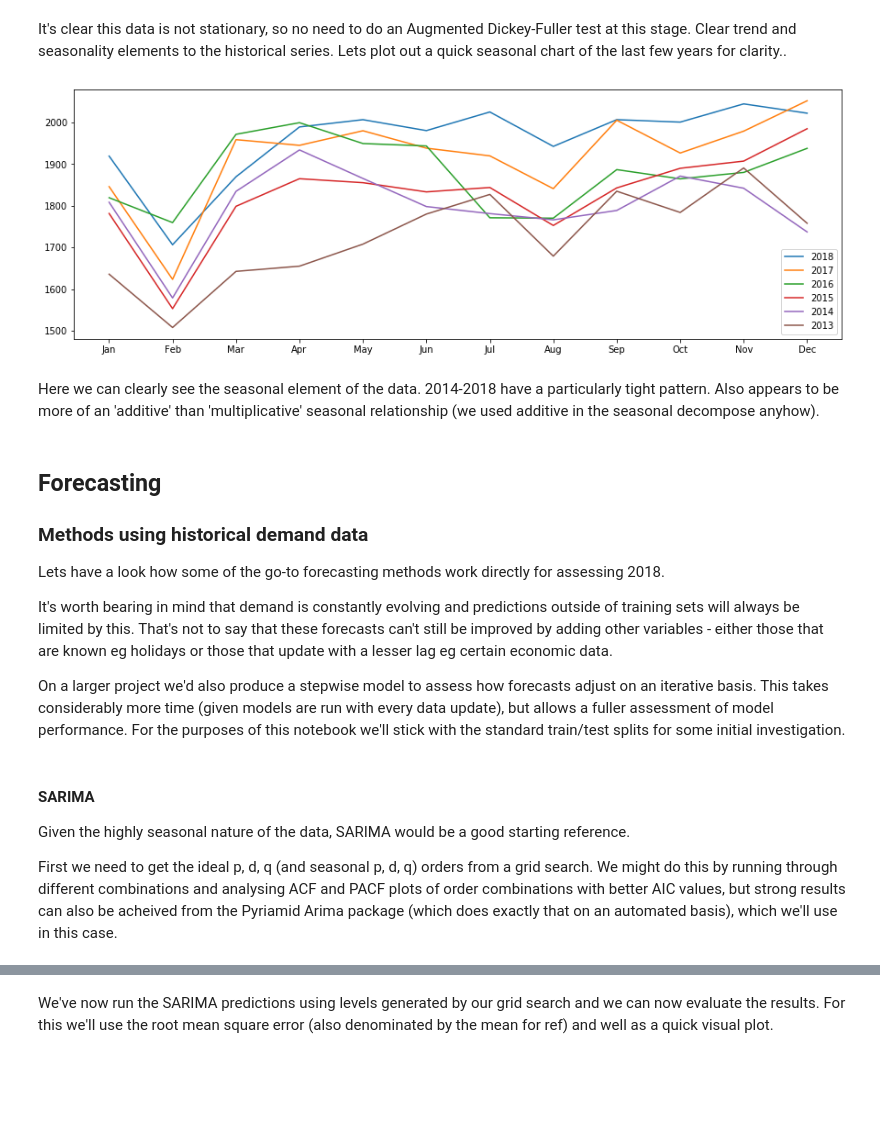
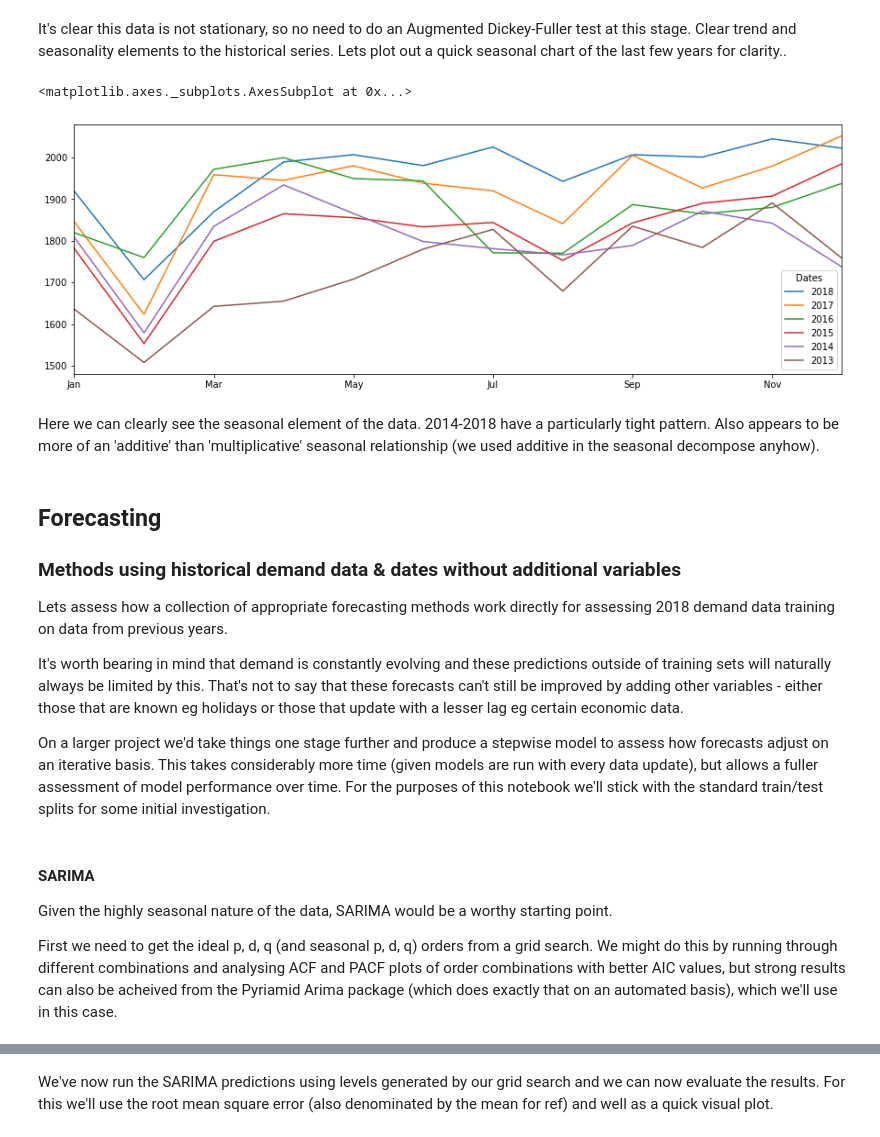
Before and after one commit to rfow/notebooks, a Jupyter notebook: Demand Forecast.ipynb, the cells around one changed output, grey strips where cells are left out. Saved outputs shown, nothing was run; the diff lists cells and outputs as text; code cells hidden in the pictures; blank space fills up the shorter version.

```diff
--- a/Demand Forecast.ipynb
+++ b/Demand Forecast.ipynb
@@ -65,37 +65,30 @@ sd_result.plot();
 # %% [markdown]
 It's clear this data is not stationary, so no need to do an Augmented Dickey-Fuller test at this stage. Clear trend and seasonality elements to the historical series. Lets plot out a quick seasonal chart of the last few years for clarity..
 # %%
-# Arrange underlying data
 raw_seas_data = global_demand[['WM M']]['20130101':].reset_index(level=0)
 formatted_seas_data = raw_seas_data.set_index([raw_seas_data['Dates'].dt.month, raw_seas_data['Dates'].dt.year])['WM M'].unstack()
-months = ['Jan', 'Feb', 'Mar', 'Apr', 'May', 'Jun', 'Jul', 'Aug', 'Sep', 'Oct', 'Nov', 'Dec']
+formatted_seas_data = formatted_seas_data.iloc[:, ::-1]
+formatted_seas_data.index = ['Jan', 'Feb', 'Mar', 'Apr', 'May', 'Jun', 'Jul', 'Aug', 'Sep', 'Oct', 'Nov', 'Dec']
+formatted_seas_data.plot(figsize=(15,5))
+# %% [output]
+<matplotlib.axes._subplots.AxesSubplot at 0x...>
+[figure, added]
-# %%
-# Plot seasonal chart
-formatted_seas_data = formatted_seas_data.iloc[:, ::-1]
-fig = plt.figure(figsize=(15, 5))
-ax1 = plt.subplot2grid((1,1), (0, 0))
-for col in formatted_seas_data.columns:
-    ax1.plot(months, formatted_seas_data[col].values, label=col)
-ax1.legend()
-plt.plot();
-# %% [output]
-[figure, removed]
 # %% [markdown]
 Here we can clearly see the seasonal element of the data. 2014-2018 have a particularly tight pattern. Also appears to be more of an 'additive' than 'multiplicative' seasonal relationship (we used additive in the seasonal decompose anyhow).
 # %% [markdown]
 ## Forecasting
 
-### Methods using historical demand data
+### Methods using historical demand data & dates without additional variables
 
-Lets have a look how some of the go-to forecasting methods work directly for assessing 2018.
+Lets assess how a collection of appropriate forecasting methods work directly for assessing 2018 demand data training on data from previous years.
 
-It's worth bearing in mind that demand is constantly evolving and predictions outside of training sets will always be limited by this. That's not to say that these forecasts can't still be improved by adding other variables - either those that are known eg holidays or those that update with a lesser lag eg certain economic data.
+It's worth bearing in mind that demand is constantly evolving and these predictions outside of training sets will naturally always be limited by this. That's not to say that these forecasts can't still be improved by adding other variables - either those that are known eg holidays or those that update with a lesser lag eg certain economic data.
 
-On a larger project we'd also produce a stepwise model to assess how forecasts adjust on an iterative basis. This takes considerably more time (given models are run with every data update), but allows a fuller assessment of model performance. For the purposes of this notebook we'll stick with the standard train/test splits for some initial investigation.
+On a larger project we'd take things one stage further and produce a stepwise model to assess how forecasts adjust on an iterative basis. This takes considerably more time (given models are run with every data update), but allows a fuller assessment of model performance over time. For the purposes of this notebook we'll stick with the standard train/test splits for some initial investigation.
 # %% [markdown]
 #### SARIMA
 
-Given the highly seasonal nature of the data, SARIMA would be a good starting reference.
+Given the highly seasonal nature of the data, SARIMA would be a worthy starting point.
 
 First we need to get the ideal p, d, q (and seasonal p, d, q) orders from a grid search. We might do this by running through different combinations and analysing ACF and PACF plots of order combinations with better AIC values, but strong results can also be acheived from the Pyriamid Arima package (which does exactly that on an automated basis), which we'll use in this case.
 # %%
```
Also changed, not shown: parts of 18 cells of this notebook.
